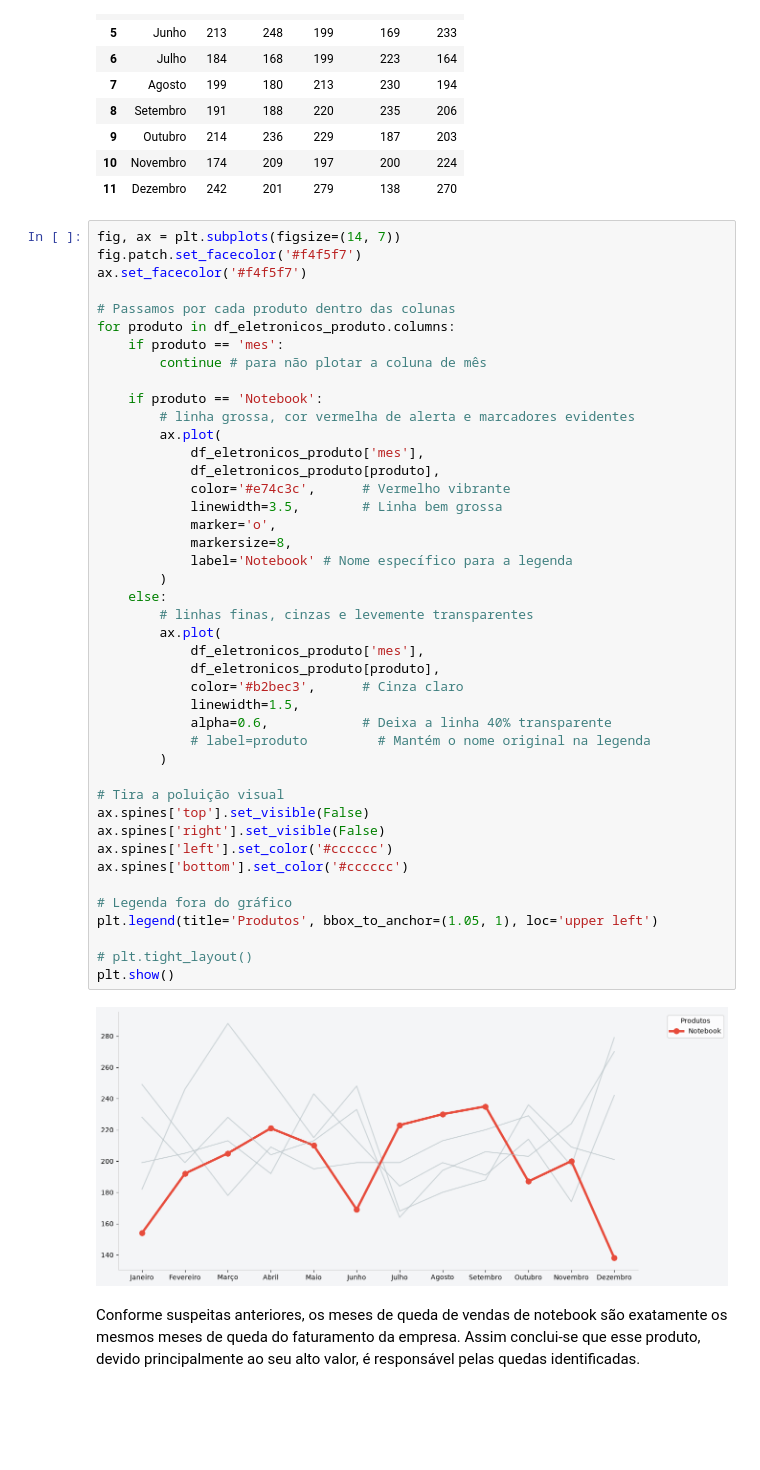
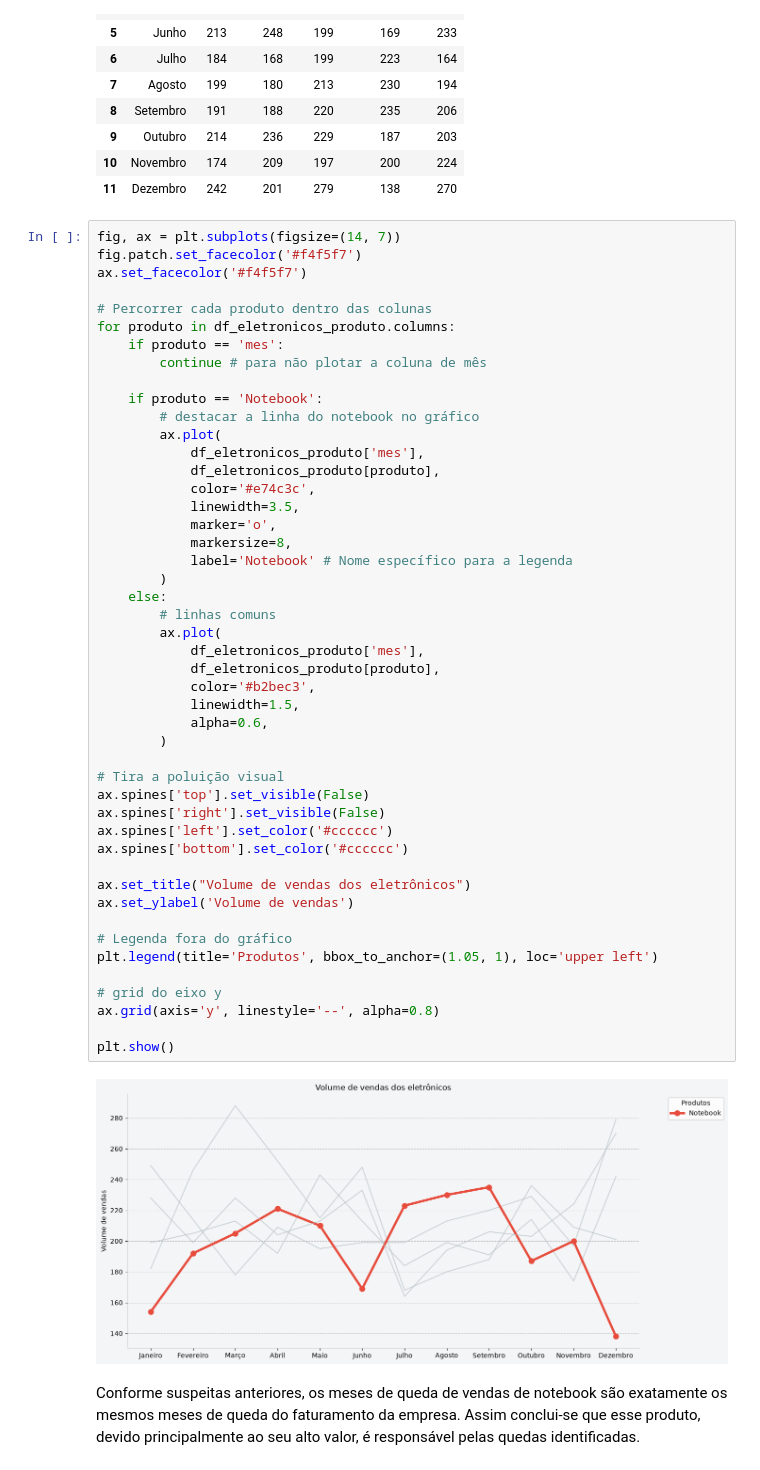
Before and after one commit to mviniciusc/analise_ecommerce_comunidados, a Jupyter notebook: analise.ipynb, the cells around one changed output. Saved outputs shown, nothing was run; the diff lists cells and outputs as text; blank space fills up the shorter version.

```diff
--- a/analise.ipynb
+++ b/analise.ipynb
@@ -450,45 +454,49 @@ fig, ax = plt.subplots(figsize=(14, 7))
 fig.patch.set_facecolor('#f4f5f7')
 ax.set_facecolor('#f4f5f7')
 
-# Passamos por cada produto dentro das colunas
+# Percorrer cada produto dentro das colunas
 for produto in df_eletronicos_produto.columns:
     if produto == 'mes':
         continue # para não plotar a coluna de mês
 
     if produto == 'Notebook':
-        # linha grossa, cor vermelha de alerta e marcadores evidentes
+        # destacar a linha do notebook no gráfico
         ax.plot(
             df_eletronicos_produto['mes'],
             df_eletronicos_produto[produto],
-            color='#e74c3c',      # Vermelho vibrante
-            linewidth=3.5,        # Linha bem grossa
+            color='#e74c3c',
+            linewidth=3.5,
             marker='o',
             markersize=8,
             label='Notebook' # Nome específico para a legenda
         )
     else:
-        # linhas finas, cinzas e levemente transparentes
+        # linhas comuns
         ax.plot(
             df_eletronicos_produto['mes'],
             df_eletronicos_produto[produto],
-            color='#b2bec3',      # Cinza claro
+            color='#b2bec3',
             linewidth=1.5,
-            alpha=0.6,            # Deixa a linha 40% transparente
-            # label=produto         # Mantém o nome original na legenda
+            alpha=0.6,
         )
 
 # Tira a poluição visual
 ax.spines['top'].set_visible(False)
 ax.spines['right'].set_visible(False)
 ax.spines['left'].set_color('#cccccc')
 ax.spines['bottom'].set_color('#cccccc')
 
+ax.set_title("Volume de vendas dos eletrônicos")
+ax.set_ylabel('Volume de vendas')
+
 # Legenda fora do gráfico
 plt.legend(title='Produtos', bbox_to_anchor=(1.05, 1), loc='upper left')
 
-# plt.tight_layout()
+# grid do eixo y
+ax.grid(axis='y', linestyle='--', alpha=0.8)
+
 plt.show()
 # %% [output]
-[figure, old version]
+[figure, new version]
 # %% [markdown]
 Conforme suspeitas anteriores, os meses de queda de vendas de notebook são exatamente os mesmos meses de queda do faturamento da empresa. Assim conclui-se que esse produto, devido principalmente ao seu alto valor, é responsável pelas quedas identificadas.
```
Also changed, not shown: parts of 4 cells of this notebook, 1 other file.
